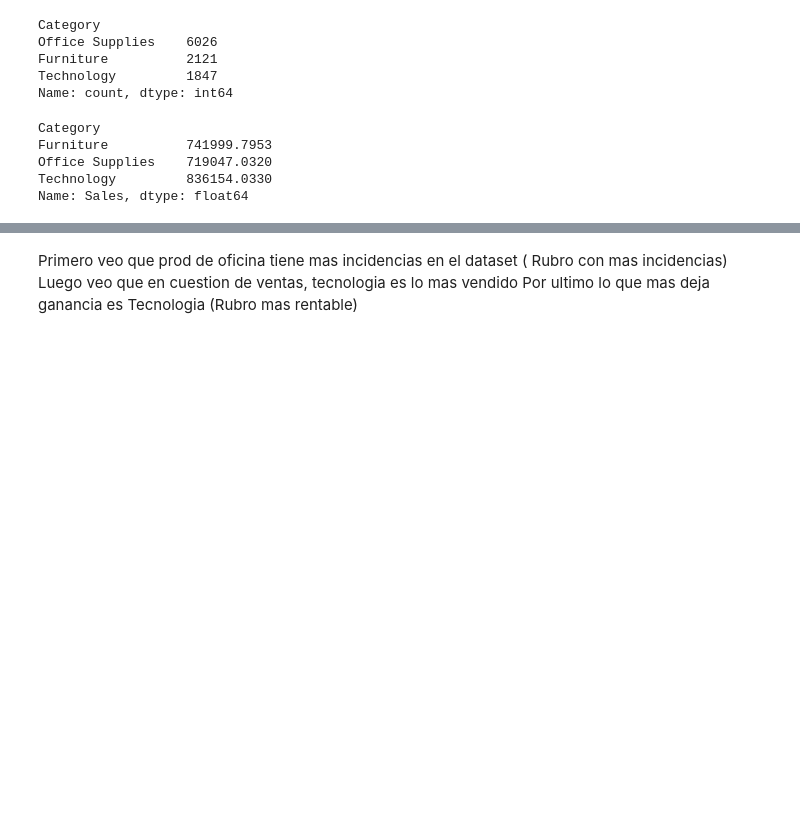
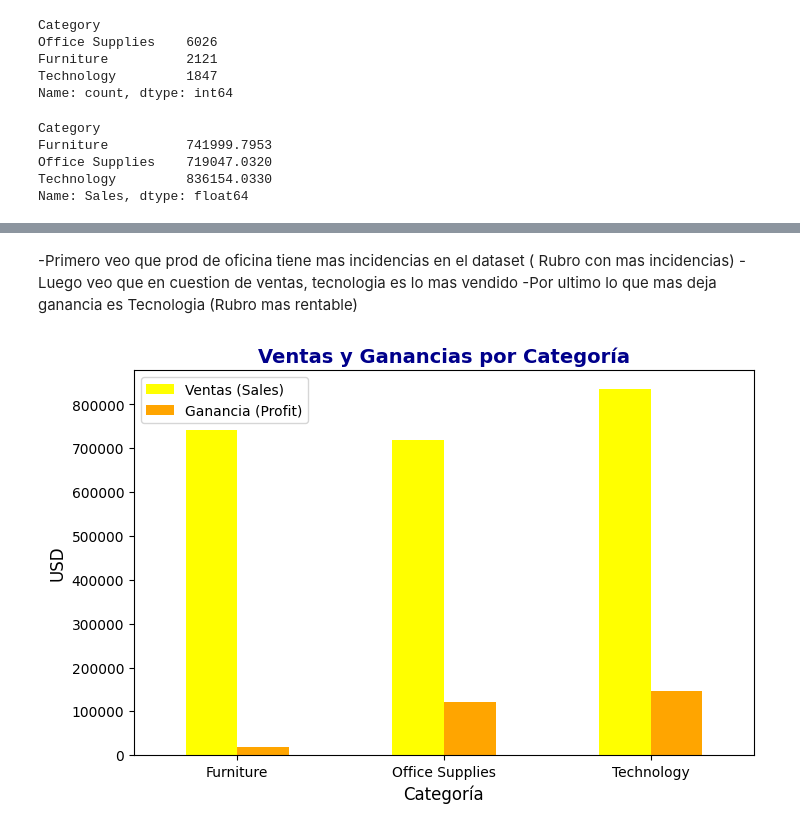
Before and after one commit to AgusISO8583/ITBA, a Jupyter notebook: TP_supermercadoG3.ipynb, the cells around one changed output, grey strips where cells are left out. Saved outputs shown, nothing was run; the diff lists cells and outputs as text; code cells hidden in the pictures; blank space fills up the shorter version.

```diff
--- a/TP_supermercadoG3.ipynb
+++ b/TP_supermercadoG3.ipynb
@@ -83,4 +123,25 @@ df.groupby("Category")["Profit"].sum()
 # %% [markdown]
-Primero veo que prod de oficina tiene mas incidencias en el dataset ( Rubro con mas incidencias)
-Luego veo que en cuestion de ventas, tecnologia es lo mas vendido
-Por ultimo lo que mas deja ganancia es Tecnologia (Rubro mas rentable)
+-Primero veo que prod de oficina tiene mas incidencias en el dataset ( Rubro con mas incidencias)
+-Luego veo que en cuestion de ventas, tecnologia es lo mas vendido
+-Por ultimo lo que mas deja ganancia es Tecnologia (Rubro mas rentable)
+# %%
+import matplotlib.pyplot as plt
+
+# Agrupamos por categoría y sacamos ventas y ganancias
+cate_estad = df.groupby("Category")[["Sales", "Profit"]].sum()
+
+# Gráfico de barras con colores personalizados
+cate_estad.plot(
+    kind="bar",
+    figsize=(8,5),
+    color=["yellow", "orange"]  # un color para Sales y otro para Profit
+)
+
+plt.title("Ventas y Ganancias por Categoría", fontsize=14, fontweight="bold", color="darkblue")
+plt.xlabel("Categoría", fontsize=12)
+plt.ylabel("USD", fontsize=12)
+plt.xticks(rotation=0)
+plt.legend(["Ventas (Sales)", "Ganancia (Profit)"])
+plt.show()
+# %% [output]
+[figure, added]
```
Also changed, not shown: parts of 2 cells of this notebook.
